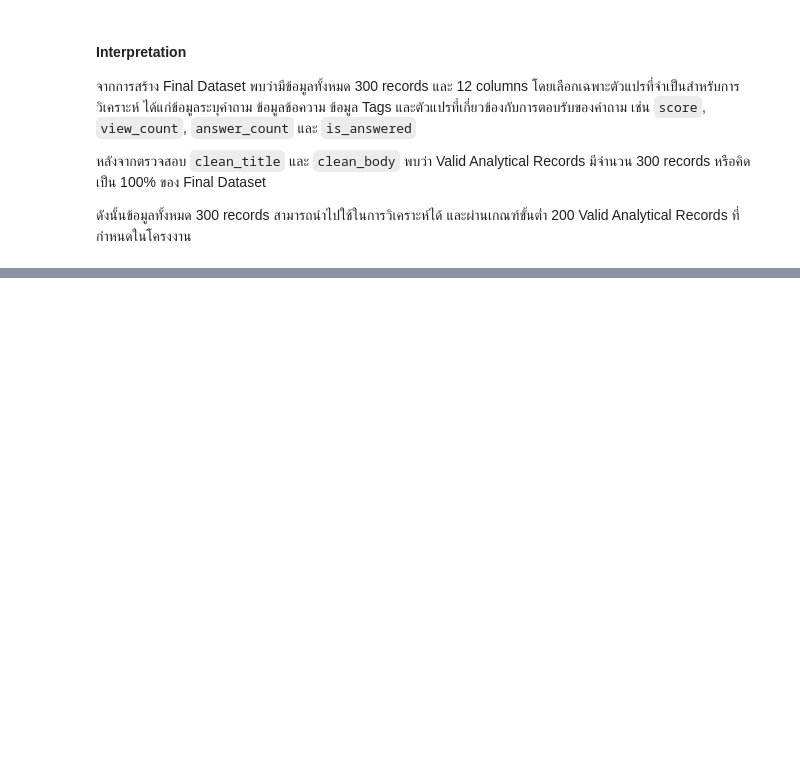
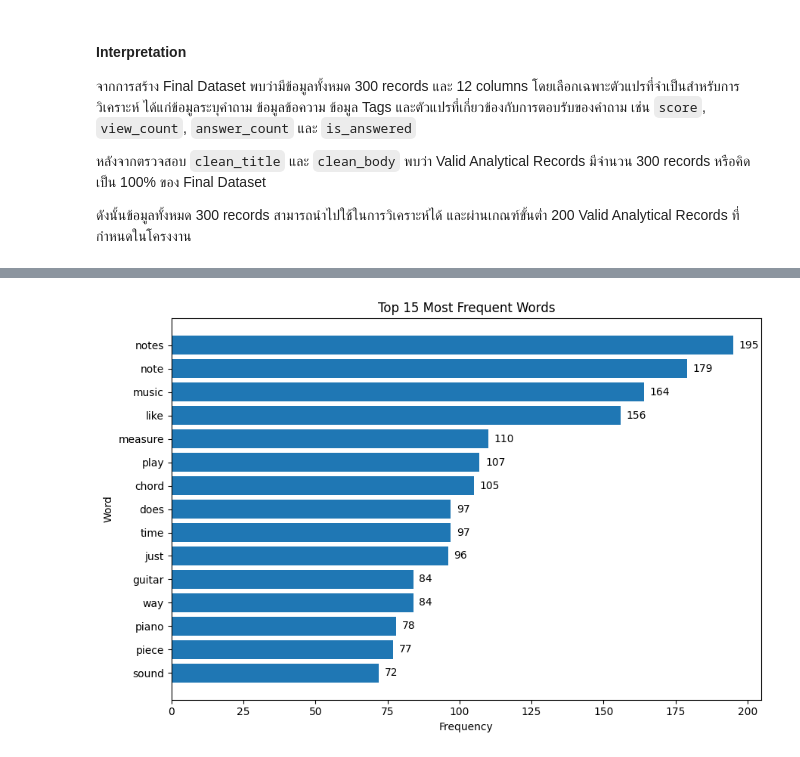
Before and after one commit to suphitchakh-web/Project_1, a Jupyter notebook: Team06_Part2.ipynb, the cells around one changed output, grey strips where cells are left out. Drawn from its saved outputs; the diff is of its cells as text; code cells hidden in the pictures; blank space fills up the shorter version.

```diff
--- a/Team06_Part2.ipynb
+++ b/Team06_Part2.ipynb
@@ -3594,0 +3677,20 @@ Valid Analytical Records: 300
+# %%
+# ============================================================
+# Remove Stopwords
+# ============================================================
+
+from sklearn.feature_extraction.text import ENGLISH_STOP_WORDS
+
+stop_words = set(ENGLISH_STOP_WORDS)
+
+filtered_words = [
+    word for word in all_words
+    if word not in stop_words and len(word) > 2
+]
+
+word_freq_clean = pd.DataFrame(
+    Counter(filtered_words).most_common(30),
+    columns=["word", "count"]
+)
+
+display(word_freq_clean)
@@ -3594,0 +3715,25 @@ Valid Analytical Records: 300
+# %%
+# ============================================================
+# Top 15 Word Frequency
+# ============================================================
+
+top15_words = word_freq_clean.head(15).sort_values("count")
+
+plt.figure(figsize=(9, 6))
+
+plt.barh(
+    top15_words["word"],
+    top15_words["count"]
+)
+
+plt.title("Top 15 Most Frequent Words")
+plt.xlabel("Frequency")
+plt.ylabel("Word")
+
+for i, value in enumerate(top15_words["count"]):
+    plt.text(value + 2, i, str(value), va="center")
+
+plt.tight_layout()
+plt.show()
+# %% [output]
+[figure, added]
```
Also changed, not shown: parts of 27 cells of this notebook.
